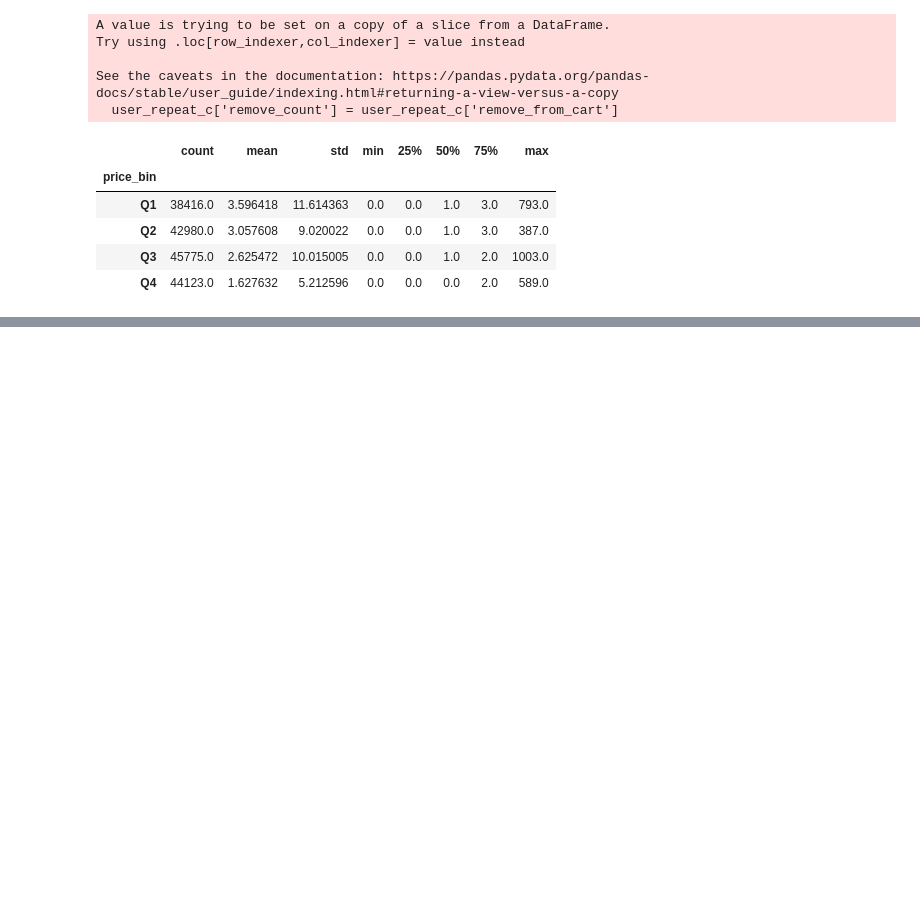
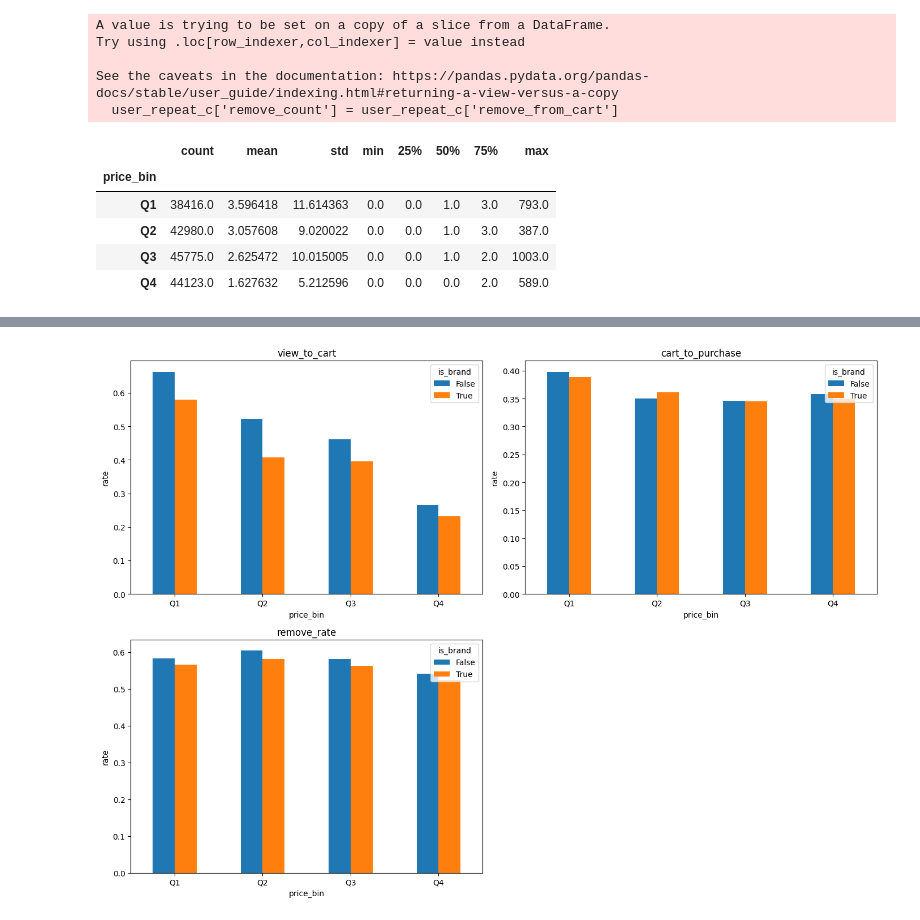
Before and after one commit to minmmmgz/portfolio, a Jupyter notebook: notebooks/01_funnel_analysis.ipynb, the cells around one changed output, grey strips where cells are left out. Drawn from its saved outputs; the diff is of its cells as text; code cells hidden in the pictures; blank space fills up the shorter version.

Commit message:
analysis : add brand effect and remove behavior hypotheses

```diff
--- a/notebooks/01_funnel_analysis.ipynb
+++ b/notebooks/01_funnel_analysis.ipynb
@@ -387,0 +410,17 @@ Q1(3.6), Q4(1.6) --> 저가일수록 장바구니 제거가 많음
+# %%
+# 유저 기준 퍼널 테이블 생성
+funnel_b = (df_b.groupby(['price_bin','is_brand','user_id','event_type'])).size().unstack(fill_value=0).reset_index()
+
+# 행동 횟수를 행동 여부로 변환
+for col in ['view','cart','purchase','remove_from_cart']:
+    funnel_b[col] = funnel_b[col] > 0
+
+# 가격대 X 브랜드별 유저 수 집계
+summary_b = (funnel_b.groupby(['price_bin','is_brand'])[['view','cart','purchase','remove_from_cart']].sum())
+
+# 전환율 & 제거율
+summary_b['view_to_cart'] = summary_b['cart'] / summary_b['view']
+summary_b['cart_to_purchase'] = summary_b['purchase'] / summary_b['cart']
+summary_b['remove_rate'] = summary_b['remove_from_cart'] / summary_b['cart']
+
+summary_b
@@ -387,0 +438,25 @@ Q1(3.6), Q4(1.6) --> 저가일수록 장바구니 제거가 많음
+# %%
+# 전환율&제거율 비교 그래프
+import matplotlib.pyplot as plt
+
+plot_df = summary_b.reset_index()
+metrics = ['view_to_cart', 'cart_to_purchase', 'remove_rate']
+
+fig, axes = plt.subplots(2, 2, figsize=(14, 10))  # 2행 2열
+axes = axes.flatten()
+
+for i, metric in enumerate(metrics):
+    pivot_df = plot_df.pivot(index='price_bin', columns='is_brand', values=metric)
+    pivot_df.plot(kind='bar', ax=axes[i])
+    axes[i].set_title(metric)
+    axes[i].set_ylabel('rate')
+    axes[i].tick_params(axis='x', rotation=0)
+
+if len(metrics) < len(axes):
+    for j in range(len(metrics), len(axes)):
+        fig.delaxes(axes[j])
+
+plt.tight_layout()
+plt.show()
+# %% [output]
+[figure, added]
```
Also changed, not shown: parts of 10 cells of this notebook.
